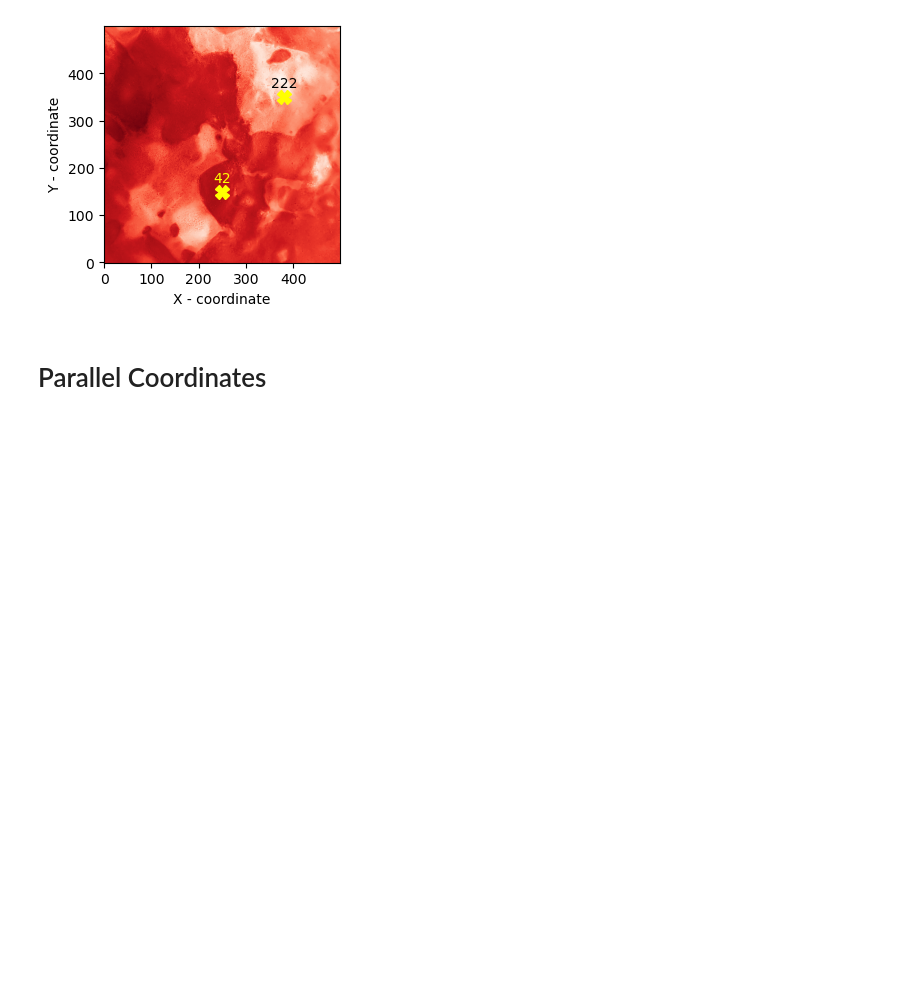
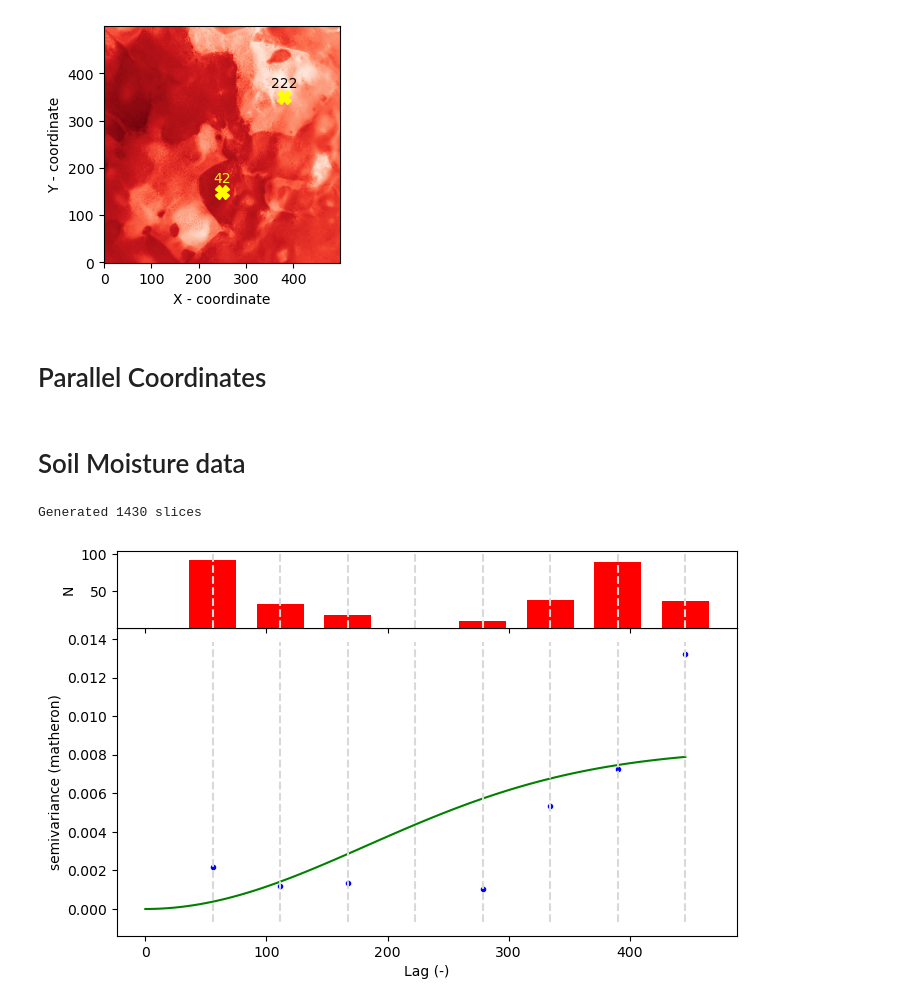
Before and after one commit to mmaelicke/phd_defense, a Jupyter notebook: images.ipynb, the cells around one changed output. Cells and saved outputs as stored; diff of their text form; code cells hidden in the pictures; blank space fills up the shorter version.

```diff
--- a/images.ipynb
+++ b/images.ipynb
@@ -385,3 +385,5 @@ with open('src/slides/data/theoretical_models.json', 'w') as f:
     write_json(fig, f, pretty=True)
 
 fig
+# %% [markdown]
+# Soil Moisture data
@@ -387,0 +392,45 @@ fig
+# %%
+# load the data
+store = pd.HDFStore('./dev_data/daily_agg.hd5')
+m30 = store.get('m30')
+store.close()
+
+positions = pd.read_csv('./dev_data/positions.csv')
+# %%
+# get only the positions
+pos = positions.set_index('d').loc[:, ('x', 'y')].copy()
+
+# container for results
+slices = []
+
+for i in range(1, m30.shape[0] - 30):
+    vals = m30.iloc[i:i + 30, :].mean()
+    vals.name = 'moisture'
+
+    # merge and save
+    df = pd.merge(pos, vals, left_index=True, right_index=True).dropna(how='any', axis='index')
+    slices.append(df.copy())
+
+print(f'Generated {len(slices)} slices')
+# %% [output]
+Generated 1430 slices
+# %%
+# build variograms for all
+from skgstat import Variogram
+
+# some static parameters
+n_lags = 8
+maxlag = 450
+model = 'stable'
+
+# container for variograms
+varios = []
+
+for i, df in enumerate(slices):
+    vario = Variogram(df[['x', 'y']].values, df.moisture.values, n_lags=n_lags, maxlag=maxlag, normalize=False, model=model)
+
+    break
+
+vario.plot();
+# %% [output]
+[figure, added]
```
Also changed, not shown: parts of 1 cell of this notebook.
